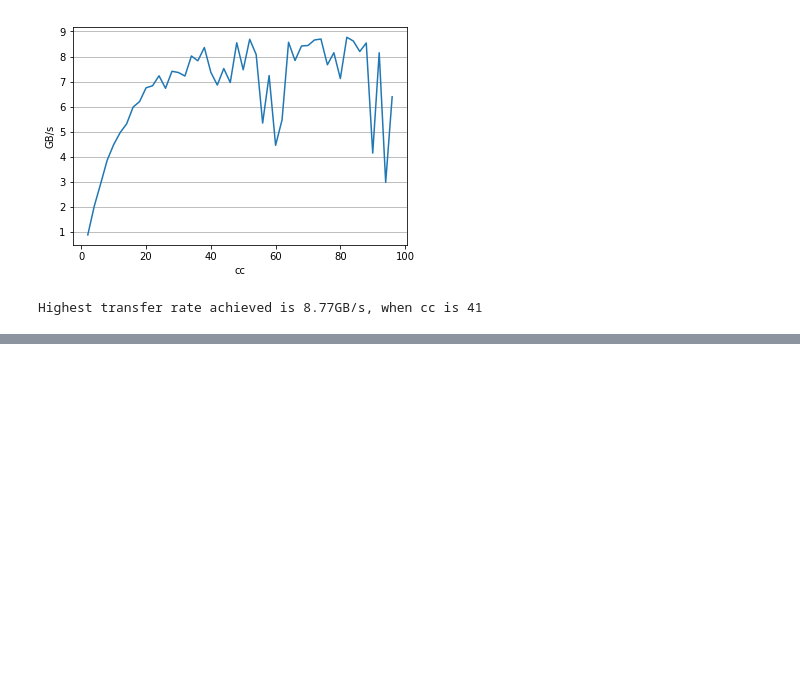
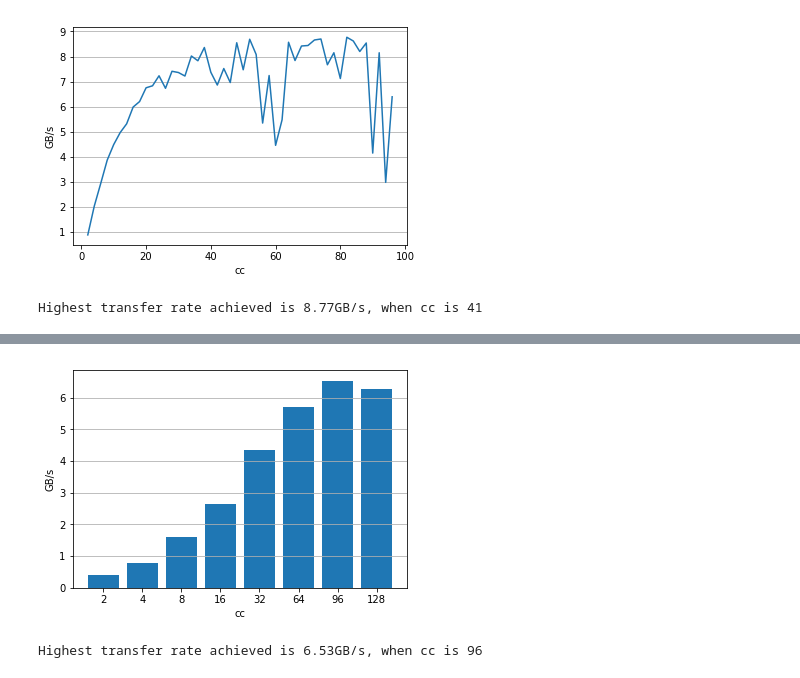
Before and after one commit to liuyuanlai/DTNSpeedTest, a Jupyter notebook: jupyter/parse_result_pres.ipynb, the cells around one changed output, grey strips where cells are left out. Drawn from its saved outputs; the diff is of its cells as text; code cells hidden in the pictures; blank space fills up the shorter version.

```diff
--- a/jupyter/parse_result_pres.ipynb
+++ b/jupyter/parse_result_pres.ipynb
@@ -413,0 +458,8 @@ Highest transfer rate achieved is 8.77GB/s, when cc is 41
+# %%
+path = "/global/cscratch1/sd/yuanlai/gf_test/lustre2lustre_test_results/vary_cc_result/07.25-12.18.08.txt"
+ccList = [2, 4, 8, 16, 32, 64, 96, 128]
+ccList = [str(i) for i in ccList]
+lustre_test_parse_plot_new(ccList, path)
+# %% [output]
+[figure, added]
+Highest transfer rate achieved is 6.53GB/s, when cc is 96
```
Also changed, not shown: parts of 6 cells of this notebook, 13 other files.
